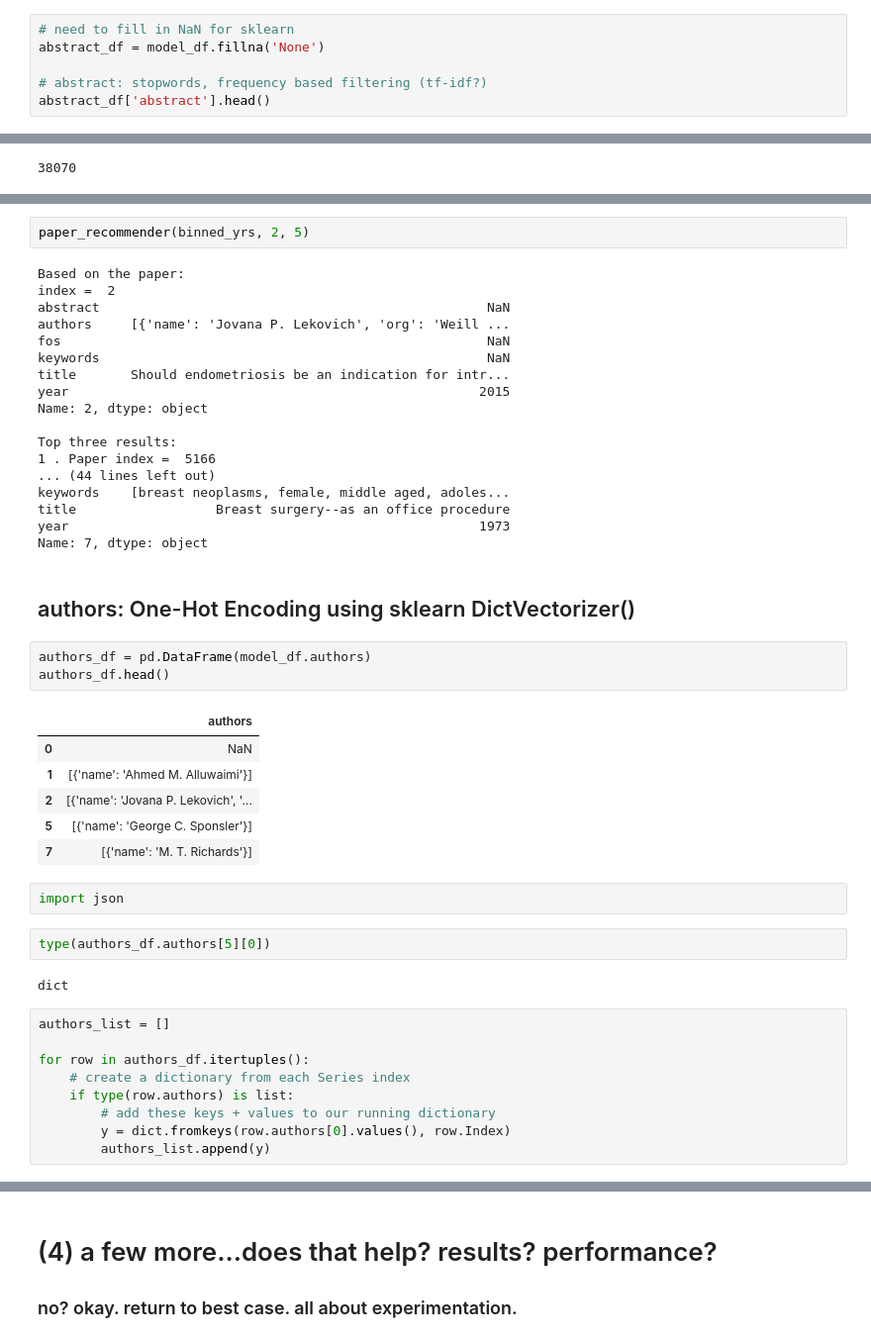
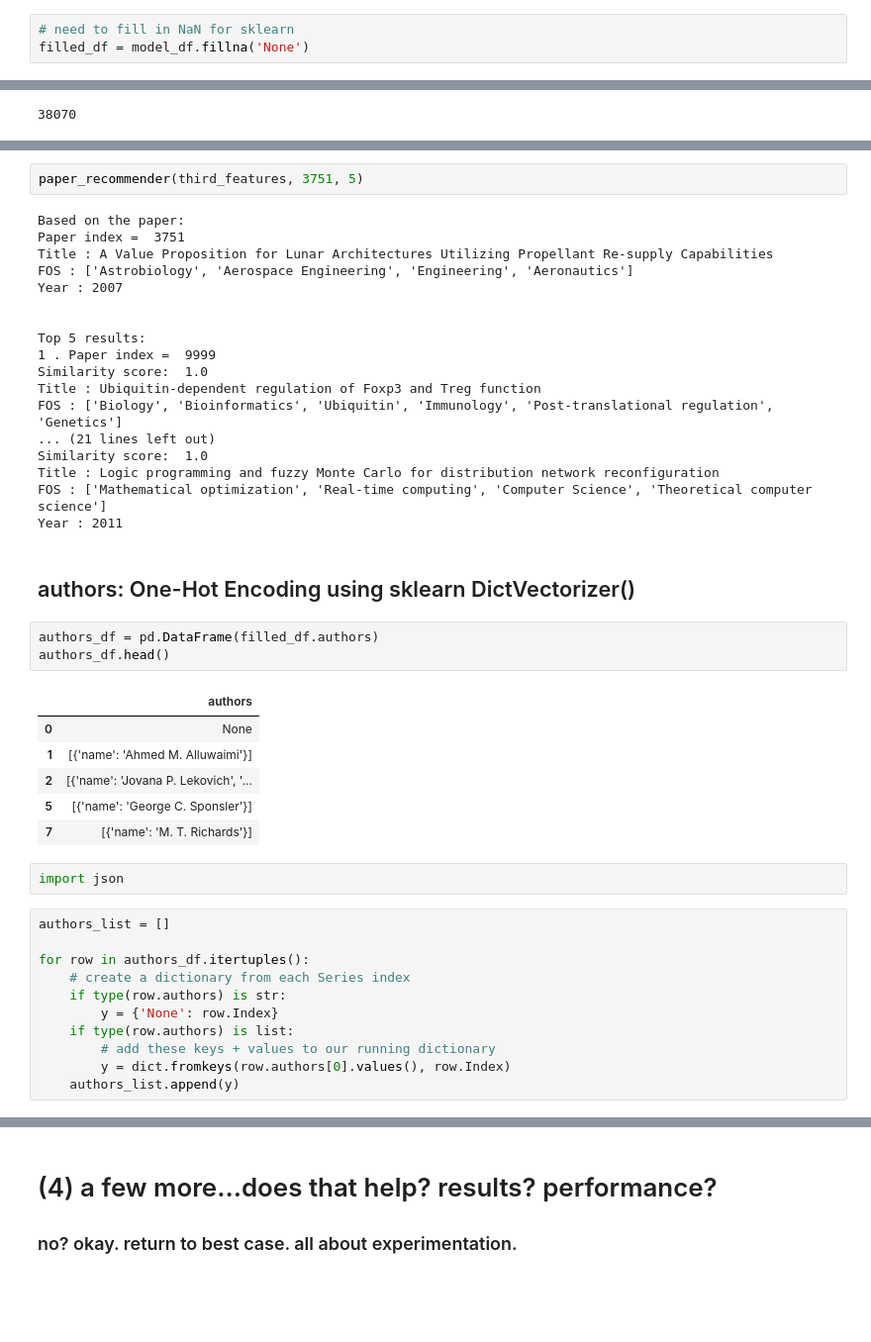
Before and after one commit to alicezheng/feature-engineering-book, a Jupyter notebook: [End-to-End_Example] Recommender_Take_2.ipynb, the cells around one changed output, grey strips where cells are left out. Shown at 99% size. Cells and saved outputs as stored; diff of their text form; blank space fills up the shorter version.

```diff
--- a/[End-to-End_Example] Recommender_Take_2.ipynb
+++ b/[End-to-End_Example] Recommender_Take_2.ipynb
@@ -232,7 +280,4 @@ Name: 5, dtype: object
 ## abstract: stopwords, frequency based filtering (tf-idf?)
 # %%
 # need to fill in NaN for sklearn
-abstract_df = model_df.fillna('None')
-
-# abstract: stopwords, frequency based filtering (tf-idf?)
-abstract_df['abstract'].head()
+filled_df = model_df.fillna('None')
@@ -274,50 +322,48 @@ Wall time: 8.25 s
 # %%
-paper_recommender(binned_yrs, 2, 5)
+paper_recommender(third_features, 3751, 5)
 # %% [output]
 Based on the paper:
-index =  2
-abstract                                                  NaN
-authors     [{'name': 'Jovana P. Lekovich', 'org': 'Weill ...
-fos                                                       NaN
-keywords                                                  NaN
-title       Should endometriosis be an indication for intr...
-year                                                     2015
-Name: 2, dtype: object
+Paper index =  3751
+Title : A Value Proposition for Lunar Architectures Utilizing Propellant Re-supply Capabilities
+FOS : ['Astrobiology', 'Aerospace Engineering', 'Engineering', 'Aeronautics']
+Year : 2007
 
-Top three results:
-1 . Paper index =  5166
-... (44 lines left out)
-keywords    [breast neoplasms, female, middle aged, adoles...
-title                  Breast surgery--as an office procedure
-year                                                     1973
-Name: 7, dtype: object
+
+Top 5 results:
+1 . Paper index =  9999
+Similarity score:  1.0
+Title : Ubiquitin-dependent regulation of Foxp3 and Treg function
+FOS : ['Biology', 'Bioinformatics', 'Ubiquitin', 'Immunology', 'Post-translational regulation', 'Genetics']
+... (21 lines left out)
+Similarity score:  1.0
+Title : Logic programming and fuzzy Monte Carlo for distribution network reconfiguration
+FOS : ['Mathematical optimization', 'Real-time computing', 'Computer Science', 'Theoretical computer science']
+Year : 2011
 # %% [markdown]
 ## authors: One-Hot Encoding using sklearn DictVectorizer()
 # %%
-authors_df = pd.DataFrame(model_df.authors)
+authors_df = pd.DataFrame(filled_df.authors)
 authors_df.head()
 # %% [output]
 |  | authors |
-| 0 | NaN |
+| 0 | None |
 | 1 | [{'name': 'Ahmed M. Alluwaimi'}] |
 | 2 | [{'name': 'Jovana P. Lekovich', '... |
 | 5 | [{'name': 'George C. Sponsler'}] |
 | 7 | [{'name': 'M. T. Richards'}] |
 # %%
 import json
-# %%
-type(authors_df.authors[5][0])
-# %% [output]
-dict
 # %%
 authors_list = []
 
 for row in authors_df.itertuples():
     # create a dictionary from each Series index
+    if type(row.authors) is str:
+        y = {'None': row.Index}
     if type(row.authors) is list:
         # add these keys + values to our running dictionary
         y = dict.fromkeys(row.authors[0].values(), row.Index)
-        authors_list.append(y)
+    authors_list.append(y)
 # %%
 authors_list[0:5]
 # %% [output]
```
Also changed, not shown: parts of 21 cells of this notebook.
